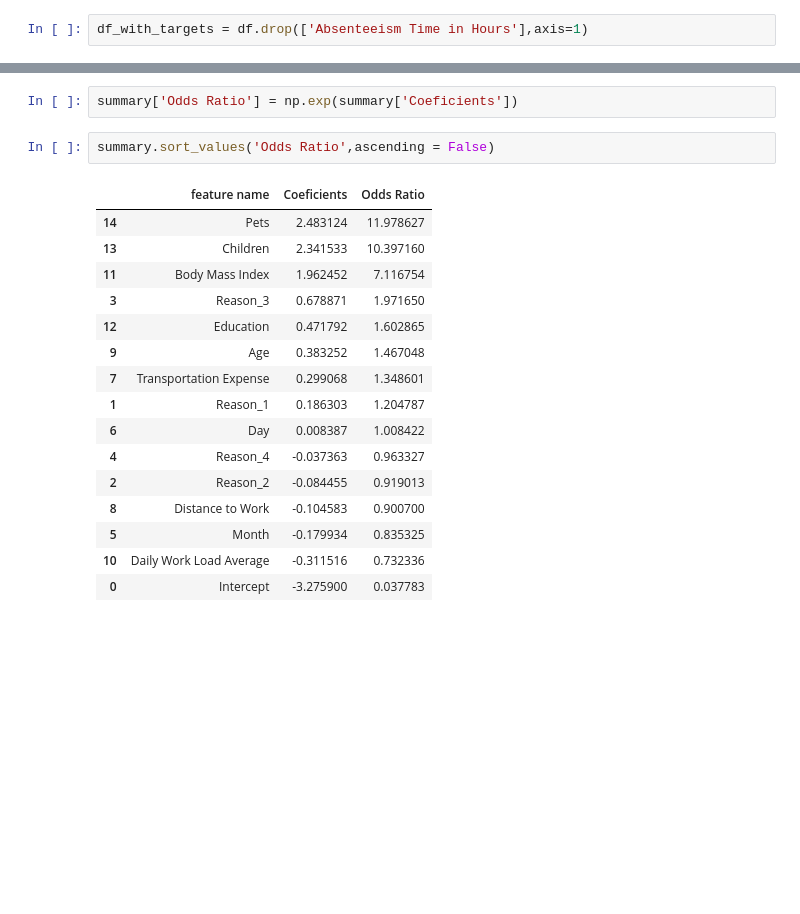
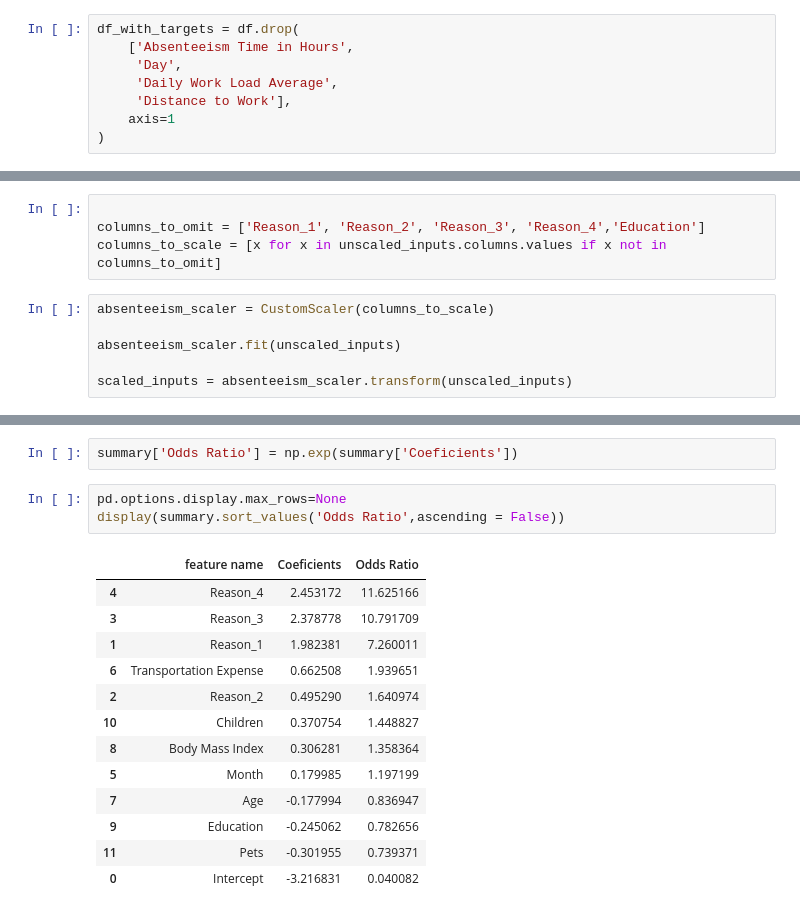
Before and after one commit to Pranav-1719/Data-Science-Machine-Learning, a Jupyter notebook: Deep-Learning/Absenteeism_Bussiness_case/Absenteeism_Logistic_Regression.ipynb, the cells around one changed output, grey strips where cells are left out. Drawn from its saved outputs; the diff is of its cells as text; blank space fills up the shorter version.

Commit message:
feat: fix scaling errors, refine feature selection, and add summary table

```diff
--- a/Deep-Learning/Absenteeism_Bussiness_case/Absenteeism_Logistic_Regression.ipynb
+++ b/Deep-Learning/Absenteeism_Bussiness_case/Absenteeism_Logistic_Regression.ipynb
@@ -57,7 +57,13 @@ df.head()
 # %% [markdown]
 ### Checkpoint
 # %%
-df_with_targets = df.drop(['Absenteeism Time in Hours'],axis=1)
+df_with_targets = df.drop(
+    ['Absenteeism Time in Hours',
+     'Day',
+     'Daily Work Load Average',
+     'Distance to Work'],
+    axis=1
+)
 # %%
 df_with_targets.head()
 # %% [output]
@@ -103,3 +138,13 @@ array([[ 0.18272635, -0.68370352,  1.00584437, ...,  0.        ,
+# %%
+
+columns_to_omit = ['Reason_1', 'Reason_2', 'Reason_3', 'Reason_4','Education']
+columns_to_scale = [x for x in unscaled_inputs.columns.values if x not in columns_to_omit]
+# %%
+absenteeism_scaler = CustomScaler(columns_to_scale)
+
+absenteeism_scaler.fit(unscaled_inputs)
+
+scaled_inputs = absenteeism_scaler.transform(unscaled_inputs)
 # %% [markdown]
 # Train Test Split
 # %%
@@ -160,21 +202,19 @@ summary
 # %%
 summary['Odds Ratio'] = np.exp(summary['Coeficients'])
 # %%
-summary.sort_values('Odds Ratio',ascending = False)
+pd.options.display.max_rows=None
+display(summary.sort_values('Odds Ratio',ascending = False))
 # %% [output]
 |  | feature name | Coeficients | Odds Ratio |
-| 14 | Pets | 2.483124 | 11.978627 |
-| 13 | Children | 2.341533 | 10.397160 |
-| 11 | Body Mass Index | 1.962452 | 7.116754 |
-| 3 | Reason_3 | 0.678871 | 1.971650 |
-| 12 | Education | 0.471792 | 1.602865 |
-| 9 | Age | 0.383252 | 1.467048 |
-| 7 | Transportation Expense | 0.299068 | 1.348601 |
-| 1 | Reason_1 | 0.186303 | 1.204787 |
-| 6 | Day | 0.008387 | 1.008422 |
-| 4 | Reason_4 | -0.037363 | 0.963327 |
-| 2 | Reason_2 | -0.084455 | 0.919013 |
-| 8 | Distance to Work | -0.104583 | 0.900700 |
-| 5 | Month | -0.179934 | 0.835325 |
-| 10 | Daily Work Load Average | -0.311516 | 0.732336 |
-| 0 | Intercept | -3.275900 | 0.037783 |
+| 4 | Reason_4 | 2.453172 | 11.625166 |
+| 3 | Reason_3 | 2.378778 | 10.791709 |
+| 1 | Reason_1 | 1.982381 | 7.260011 |
+| 6 | Transportation Expense | 0.662508 | 1.939651 |
+| 2 | Reason_2 | 0.495290 | 1.640974 |
+| 10 | Children | 0.370754 | 1.448827 |
+| 8 | Body Mass Index | 0.306281 | 1.358364 |
+| 5 | Month | 0.179985 | 1.197199 |
+| 7 | Age | -0.177994 | 0.836947 |
+| 9 | Education | -0.245062 | 0.782656 |
+| 11 | Pets | -0.301955 | 0.739371 |
+| 0 | Intercept | -3.216831 | 0.040082 |
```
Also changed, not shown: parts of 7 cells of this notebook.
